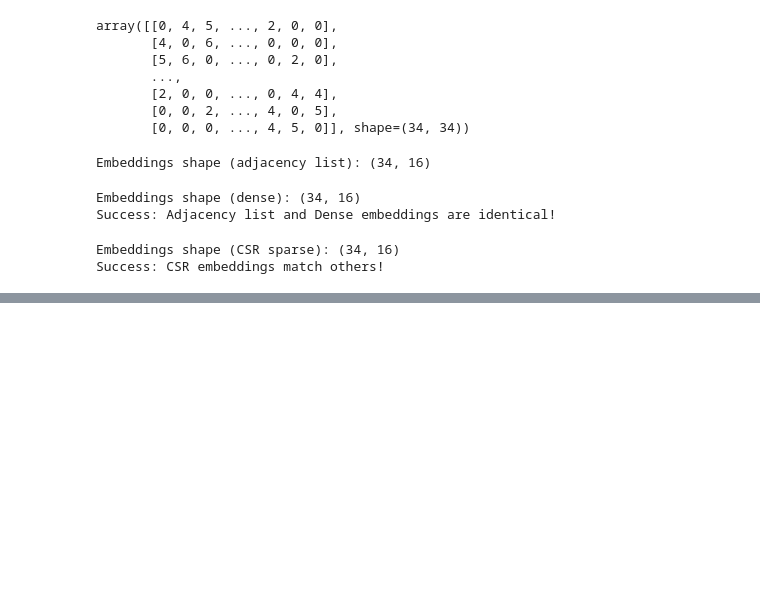
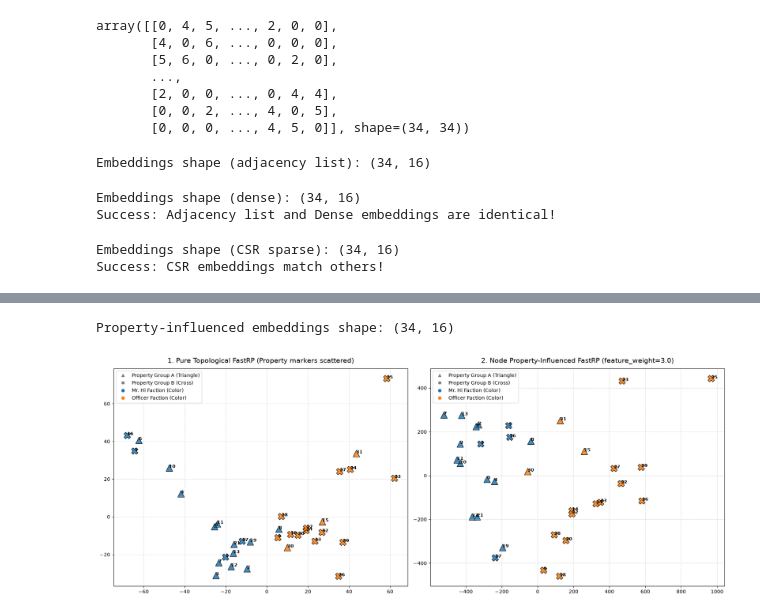
Before and after one commit to Fedeshadow/FastRP-rs, a Jupyter notebook: examples/fastrp_demo.ipynb, the cells around one changed output, grey strips where cells are left out. Cells and saved outputs as stored; diff of their text form; code cells hidden in the pictures; blank space fills up the shorter version.

```diff
--- a/examples/fastrp_demo.ipynb
+++ b/examples/fastrp_demo.ipynb
@@ -98,0 +111,71 @@ except ImportError:
+# %%
+# 1. Randomly assign node property categories (independent of graph topology)
+np.random.seed(42)
+property_groups = np.random.choice([0, 1], size=n_nodes)
+
+# Property Group 0 (Triangles): Feature profile [4.0, 3.0, 0.0, 0.0, 1.0]
+# Property Group 1 (Crosses): Feature profile [0.0, 0.0, 4.0, 3.0, -1.0]
+node_features = np.zeros((n_nodes, 5))
+for i in range(n_nodes):
+    if property_groups[i] == 0:
+        node_features[i] = [4.0, 3.0, 0.0, 0.0, 1.0] + np.random.randn(5) * 0.15
+    else:
+        node_features[i] = [0.0, 0.0, 4.0, 3.0, -1.0] + np.random.randn(5) * 0.15
+
+# 2. Compute FastRP embeddings with node properties
+model_feat = fastrp.FastRP(
+    dim=16,
+    weights=[0, 1.0, 1.0],
+    seed=42,
+    undirected=True,
+    node_features=node_features,
+    feature_weight=2.0
+)
+embeddings_feat = model_feat.fit_transform(adj_matrix)
+print("Property-influenced embeddings shape:", embeddings_feat.shape)
+# %% [output]
+Property-influenced embeddings shape: (34, 16)
+# %%
+# Comparative Plot: Pure Topology vs. Node Property-Influenced FastRP
+try:
+    pca = PCA(n_components=2)
+    emb_2d_base = pca.fit_transform(embeddings_dense)
+    emb_2d_feat = pca.fit_transform(embeddings_feat)
+
+    fig, axes = plt.subplots(1, 2, figsize=(18, 7))
+    colors = ["#1f77b4" if G.nodes[node]["club"] == "Mr. Hi" else "#ff7f0e" for node in G.nodes()]
+
+    # Plot 1: Pure Topology FastRP (Property markers scattered according to topology alone)
+    for i in range(n_nodes):
+        marker = "^" if property_groups[i] == 0 else "X"
+        axes[0].scatter(emb_2d_base[i, 0], emb_2d_base[i, 1], c=colors[i], marker=marker, s=180, edgecolors="black", alpha=0.85)
+        axes[0].text(emb_2d_base[i, 0] + 0.02, emb_2d_base[i, 1] + 0.02, str(i), fontsize=9, weight="bold")
+
+    axes[0].plot([], [], "^", color="gray", label="Property Group A (Triangle)")
+    axes[0].plot([], [], "X", color="gray", label="Property Group B (Cross)")
+    axes[0].plot([], [], "o", color="#1f77b4", label="Mr. Hi Faction (Color)")
+    axes[0].plot([], [], "o", color="#ff7f0e", label="Officer Faction (Color)")
+    axes[0].set_title("1. Pure Topological FastRP (Property markers scattered)", fontsize=14, pad=12)
+    axes[0].grid(True, linestyle="--", alpha=0.5)
+    axes[0].legend(fontsize=10)
+
+    # Plot 2: Property-Influenced FastRP (Node features pull property markers together)
+    for i in range(n_nodes):
+        marker = "^" if property_groups[i] == 0 else "X"
+        axes[1].scatter(emb_2d_feat[i, 0], emb_2d_feat[i, 1], c=colors[i], marker=marker, s=180, edgecolors="black", alpha=0.85)
+        axes[1].text(emb_2d_feat[i, 0] + 0.02, emb_2d_feat[i, 1] + 0.02, str(i), fontsize=9, weight="bold")
+
+    axes[1].plot([], [], "^", color="gray", label="Property Group A (Triangle)")
+    axes[1].plot([], [], "X", color="gray", label="Property Group B (Cross)")
+    axes[1].plot([], [], "o", color="#1f77b4", label="Mr. Hi Faction (Color)")
+    axes[1].plot([], [], "o", color="#ff7f0e", label="Officer Faction (Color)")
+    axes[1].set_title("2. Node Property-Influenced FastRP (feature_weight=3.0)", fontsize=14, pad=12)
+    axes[1].grid(True, linestyle="--", alpha=0.5)
+    axes[1].legend(fontsize=10)
+
+    plt.tight_layout()
+    plt.show()
+except ImportError:
+    print("Please install scikit-learn and matplotlib to view the visual embeddings comparison plot.")
+# %% [output]
+[figure, added]
```
Also changed, not shown: parts of 2 cells of this notebook, 12 other files.
